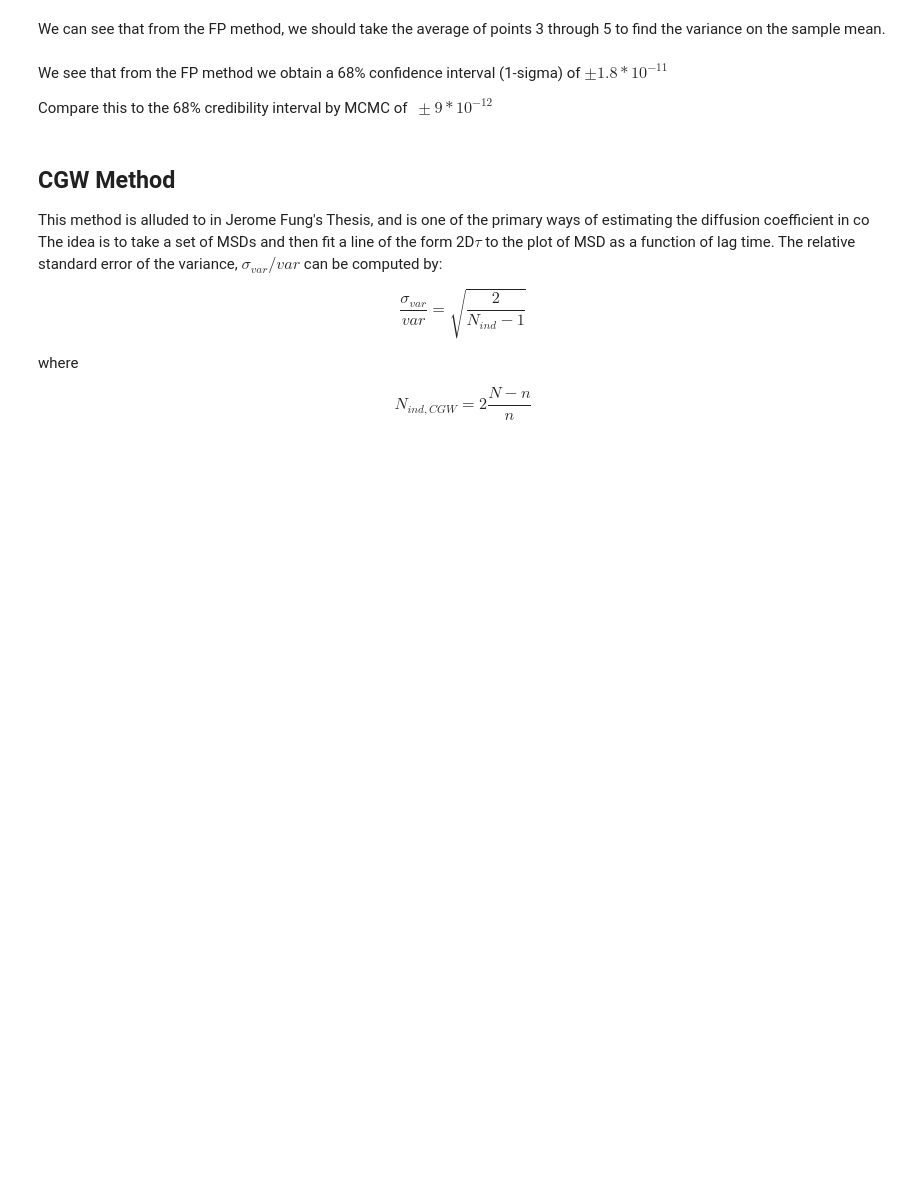
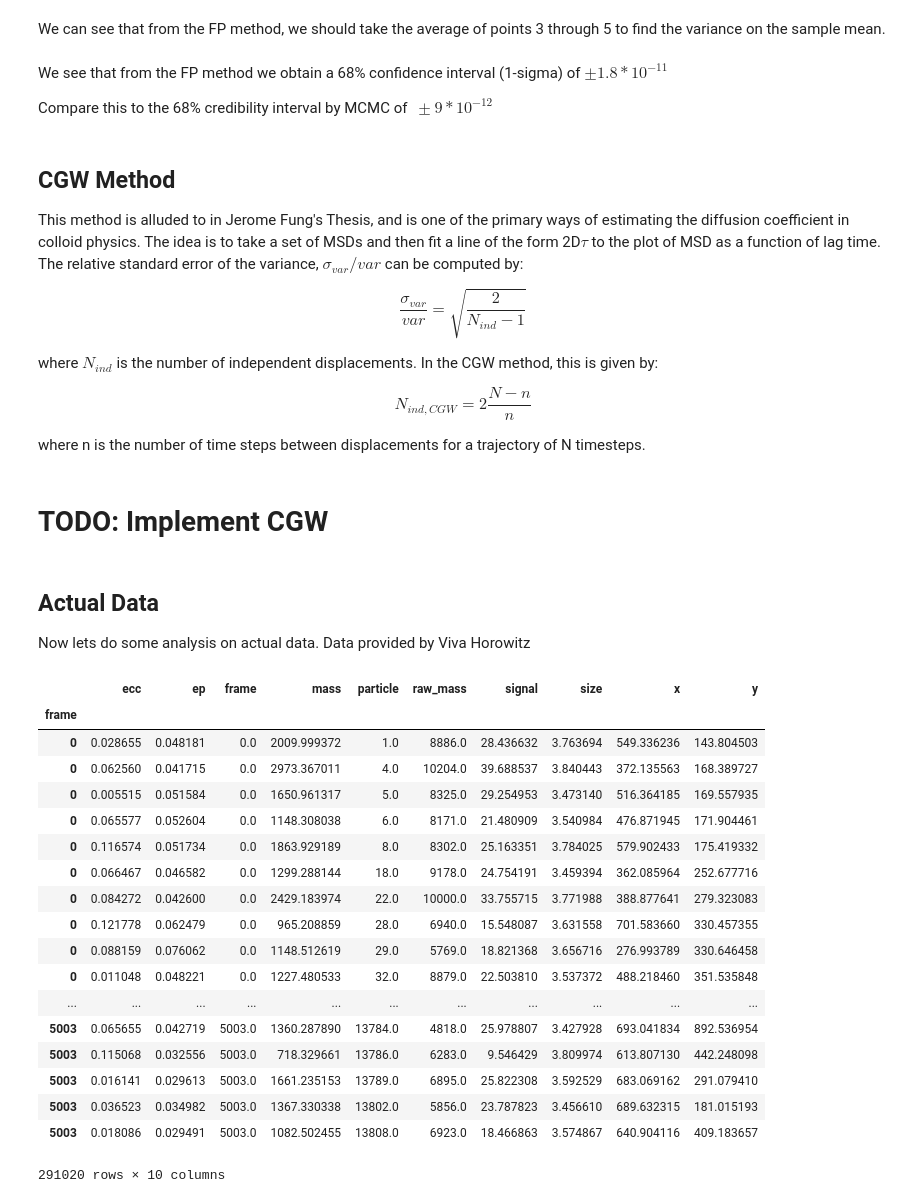
Before and after one commit to alanxzhou/Bayesian-Particle-Tracking, a Jupyter notebook: Tutorial.ipynb, the cells around one changed output. Cells and saved outputs as stored; diff of their text form; code cells hidden in the pictures; blank space fills up the shorter version.

```diff
--- a/Tutorial.ipynb
+++ b/Tutorial.ipynb
@@ -158,10 +160,42 @@ Compare this to the 68% credibility interval by MCMC of $~ \pm 9*10^{-12}$
 # %% [markdown]
 ## CGW Method
 
-This method is alluded to in Jerome Fung's Thesis, and is one of the primary ways of estimating the diffusion coefficient in co The idea is to take a set of MSDs and then fit a line of the form 2D$\tau$ to the plot of MSD as a function of lag time. The relative standard error of the variance, $\sigma_{var}/var$ can be computed by:
+This method is alluded to in Jerome Fung's Thesis, and is one of the primary ways of estimating the diffusion coefficient in colloid physics. The idea is to take a set of MSDs and then fit a line of the form 2D$\tau$ to the plot of MSD as a function of lag time. The relative standard error of the variance, $\sigma_{var}/var$ can be computed by:
 
 $$\frac{\sigma_{var}}{var}=\sqrt{\frac{2}{N_{ind}-1}}$$
 
-where
+where $N_{ind}$ is the number of independent displacements. In the CGW method, this is given by:
 
 $$N_{ind, CGW} = 2\frac{N-n}{n}$$
+
+where n is the number of time steps between displacements for a trajectory of N timesteps.
+# %% [markdown]
+# TODO: Implement CGW
+# %% [markdown]
+## Actual Data
+
+Now lets do some analysis on actual data. Data provided by Viva Horowitz
+# %%
+home_dir = "/Users/alanzhou/Documents/Physics_201/final_project/"
+trajectory_dataframe = pd.read_pickle('/Users/alanzhou/Documents/Physics_201/final_project/160408,_e_coli_and_tracers_in_droplets_viva_pickled,_tracked_by_ZCC,_filtered_data_with_drift_subtracted_pickled.pkl')
+trajectory_dataframe
+# %% [output]
+|  | ecc | ep | frame | mass | particle | raw_mass | signal | size | x | y |
+| frame |  |  |  |  |  |  |  |  |  |  |
+| 0 | 0.028655 | 0.048181 | 0.0 | 2009.999372 | 1.0 | 8886.0 | 28.436632 | 3.763694 | 549.336236 | 143.804503 |
+| 0 | 0.062560 | 0.041715 | 0.0 | 2973.367011 | 4.0 | 10204.0 | 39.688537 | 3.840443 | 372.135563 | 168.389727 |
+| 0 | 0.005515 | 0.051584 | 0.0 | 1650.961317 | 5.0 | 8325.0 | 29.254953 | 3.473140 | 516.364185 | 169.557935 |
+| 0 | 0.065577 | 0.052604 | 0.0 | 1148.308038 | 6.0 | 8171.0 | 21.480909 | 3.540984 | 476.871945 | 171.904461 |
+| 0 | 0.116574 | 0.051734 | 0.0 | 1863.929189 | 8.0 | 8302.0 | 25.163351 | 3.784025 | 579.902433 | 175.419332 |
+| 0 | 0.066467 | 0.046582 | 0.0 | 1299.288144 | 18.0 | 9178.0 | 24.754191 | 3.459394 | 362.085964 | 252.677716 |
+| 0 | 0.084272 | 0.042600 | 0.0 | 2429.183974 | 22.0 | 10000.0 | 33.755715 | 3.771988 | 388.877641 | 279.323083 |
+| 0 | 0.121778 | 0.062479 | 0.0 | 965.208859 | 28.0 | 6940.0 | 15.548087 | 3.631558 | 701.583660 | 330.457355 |
+| 0 | 0.088159 | 0.076062 | 0.0 | 1148.512619 | 29.0 | 5769.0 | 18.821368 | 3.656716 | 276.993789 | 330.646458 |
+| 0 | 0.011048 | 0.048221 | 0.0 | 1227.480533 | 32.0 | 8879.0 | 22.503810 | 3.537372 | 488.218460 | 351.535848 |
+| ... | ... | ... | ... | ... | ... | ... | ... | ... | ... | ... |
+| 5003 | 0.065655 | 0.042719 | 5003.0 | 1360.287890 | 13784.0 | 4818.0 | 25.978807 | 3.427928 | 693.041834 | 892.536954 |
+| 5003 | 0.115068 | 0.032556 | 5003.0 | 718.329661 | 13786.0 | 6283.0 | 9.546429 | 3.809974 | 613.807130 | 442.248098 |
+| 5003 | 0.016141 | 0.029613 | 5003.0 | 1661.235153 | 13789.0 | 6895.0 | 25.822308 | 3.592529 | 683.069162 | 291.079410 |
+| 5003 | 0.036523 | 0.034982 | 5003.0 | 1367.330338 | 13802.0 | 5856.0 | 23.787823 | 3.456610 | 689.632315 | 181.015193 |
+| 5003 | 0.018086 | 0.029491 | 5003.0 | 1082.502455 | 13808.0 | 6923.0 | 18.466863 | 3.574867 | 640.904116 | 409.183657 |
+291020 rows × 10 columns
```
Also changed, not shown: parts of 14 cells of this notebook, 5 other files.
